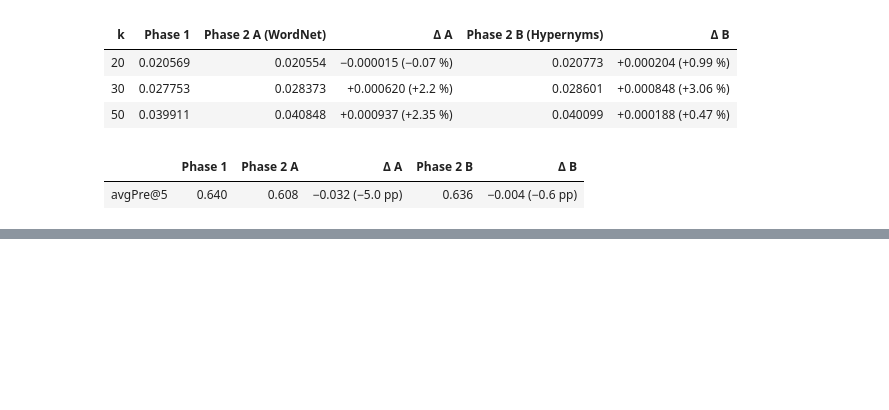
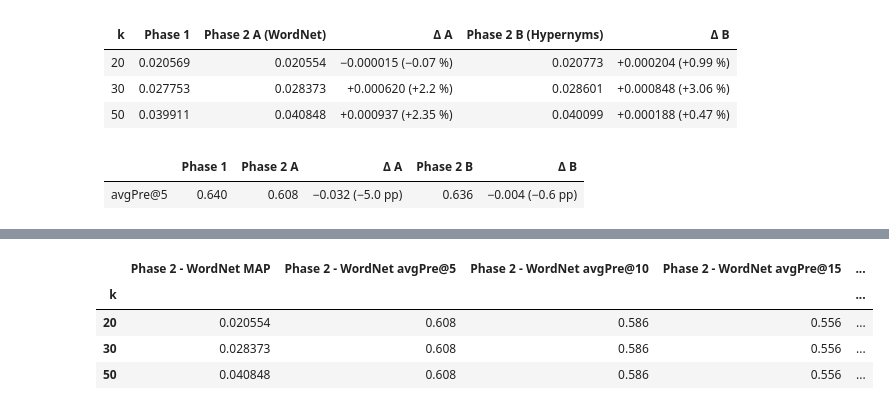
Before and after one commit to NIKOMAHOS/Information-Retrieval-Systems, a Jupyter notebook: notebooks/notebook_Phase_2.ipynb, the cells around one changed output, grey strips where cells are left out. Drawn from its saved outputs; the diff is of its cells as text; code cells hidden in the pictures; blank space fills up the shorter version.

```diff
--- a/notebooks/notebook_Phase_2.ipynb
+++ b/notebooks/notebook_Phase_2.ipynb
@@ -935,0 +1448,12 @@ _ = compare_phases(phases)
+# %%
+phases = {
+    "Phase 2 - WordNet": "../results/phase_2/average_metrics_top_{}_wordnet.json",
+    "Phase 22 - WordNet": "../results/phase_22/average_metrics_top_{}_wordnet.json",
+}
+compare_phases(phases)
+# %% [output]
+|  | Phase 2 - WordNet MAP | Phase 2 - WordNet avgPre@5 | Phase 2 - WordNet avgPre@10 | Phase 2 - WordNet avgPre@15 | ... |
+| k |  |  |  |  | ... |
+| 20 | 0.020554 | 0.608 | 0.586 | 0.556 | ... |
+| 30 | 0.028373 | 0.608 | 0.586 | 0.556 | ... |
+| 50 | 0.040848 | 0.608 | 0.586 | 0.556 | ... |
```
Also changed, not shown: parts of 26 cells of this notebook, 32 other files.
